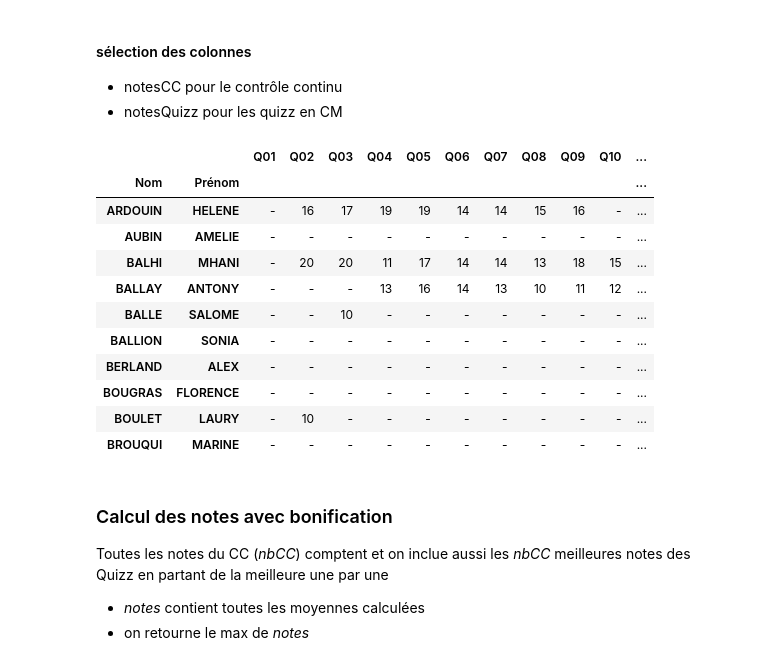
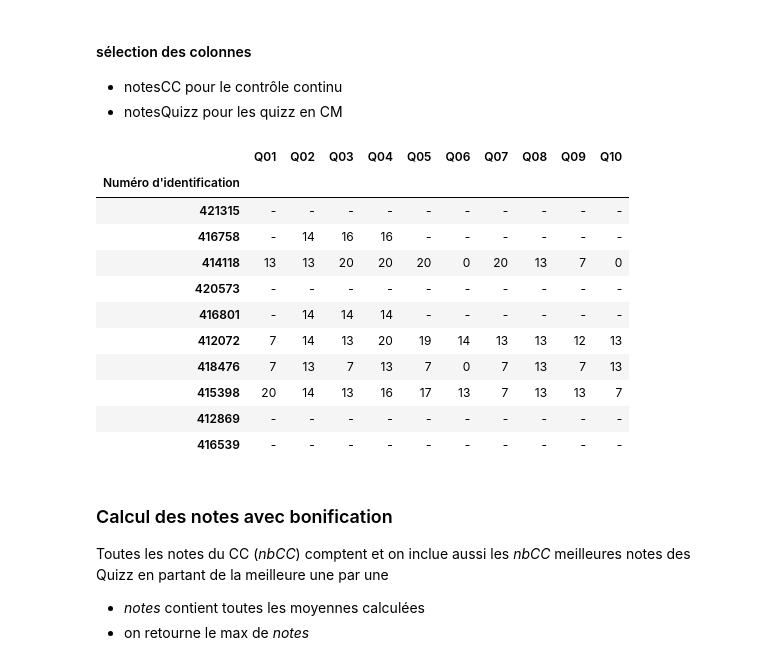
Before and after one commit to gboye/Divers, a Jupyter notebook: Montaigne/LG-NotesBonusQuizz.ipynb, the cells around one changed output. Cells and saved outputs as stored; diff of their text form; code cells hidden in the pictures.

```diff
--- a/Montaigne/LG-NotesBonusQuizz.ipynb
+++ b/Montaigne/LG-NotesBonusQuizz.ipynb
@@ -14,11 +14,18 @@ dfNotes.set_index([u'Nom', u'Prénom'],inplace=True)
 # %% [markdown]
 ⚠️ Attention à fournir un fichier XLSX
 # %%
-notesNom=u"/Users/gilles/ownCloud/Cours/Bordeaux/L1-LinguistiqueGenerale/19-LNS1U4-LNS1T2-eCampus-Majeure.xlsx"
-notesNom=u"/Users/gilles/ownCloud/Cours/Bordeaux/L1-LinguistiqueGenerale/19-LNS1U4-LNS1T2-eCampus-Mineures.xlsx"
-notesNom=u"/Users/gilles/ownCloud/Cours/Bordeaux/L1-LinguistiqueGenerale/19-Session2-LNS1U4-LNS1T2-eCampus-Majeure.xlsx"
-notesNom=u"/Users/gilles/Downloads/20-LNS1T2-Mineures.xlsx"
-notesNom=u"/Users/gilles/Downloads/20-LNS1T2-FAD.xlsx"
+# notesNom=u"/Users/gilles/ownCloud/Cours/Bordeaux/L1-LinguistiqueGenerale/19-LNS1U4-LNS1T2-eCampus-Majeure.xlsx"
+# notesNom=u"/Users/gilles/ownCloud/Cours/Bordeaux/L1-LinguistiqueGenerale/19-LNS1U4-LNS1T2-eCampus-Mineures.xlsx"
+# notesNom=u"/Users/gilles/ownCloud/Cours/Bordeaux/L1-LinguistiqueGenerale/19-Session2-LNS1U4-LNS1T2-eCampus-Majeure.xlsx"
+# notesNom=u"/Users/gilles/Downloads/20-LNS1T2-Mineures.xlsx"
+# notesNom=u"/Users/gilles/Downloads/20-LNS1T2-FAD.xlsx"
+# notesNom=u"/Users/gilles/ownCloud/Cours/Bordeaux/L1-LinguistiqueGenerale/NotesCours/21-Session1/21-LNS1U4-LNS1T2-eCampus-Mineures.xlsx"
+# notesNom=u"/Users/gilles/ownCloud/Cours/Bordeaux/L1-LinguistiqueGenerale/NotesCours/21-Session1/21-LNS1U4-LNS1T2-eCampus-FAD.xlsx"
+notesNom=u"/Users/gilles/ownCloud/Cours/Bordeaux/L1-LinguistiqueGenerale/NotesCours/21-Session1/21-LNS1U4-LNS1T2-eCampus-Majeure.xlsx"
+
+
+
+
 # notesNom=u"/Users/gilles/Downloads/20-LNS1U4-Majeure.xlsx"
 
 
@@ -31,4 +38,4 @@ xls.sheet_names
 # %%
-dfNotes=pd.read_excel(notesNom,encoding="utf8")
-dfNotes = pd.read_excel(xls, sheet_name=u'Calculs',encoding="utf8")
-dfNotes.set_index([u'Nom', u'Prénom'],inplace=True)
+# dfNotes=pd.read_excel(notesNom,encoding="utf8")
+dfNotes = pd.read_excel(xls, sheet_name=u'Notes',encoding="utf8")
+dfNotes.set_index([u"Numéro d'identification"],inplace=True)
@@ -56,0 +42,5 @@ dfNotes
+# %%
+dfNotes.columns=[u'Nom', u'Prénom', u'Adresse de courriel', u'Numéro INE',u'Prasi', u'Yomig V', u'Yomig T', u'Kartin V', u'Kartin T', u'Nemas V', u'Nemas T',
+         u'CoupeMot', u'CoupeMorphe']+sorted([u"Q%02d"%(n+1) for n in range(10)])+["date"]
+
+dfNotes
@@ -61,25 +71,25 @@ dfNotes
 # %%
 notesCC=[u'Prasi', u'Yomig V', u'Yomig T', u'Kartin V', u'Kartin T', u'Nemas V', u'Nemas T',
          u'CoupeMot', u'CoupeMorphe'
         ]
 # notesCC=u"Morpho1 Morpho2 Bizar1 Bizar2 Phono Sem".split(" ")
 # notesQuizz=sorted([u"Quizz%d"%(n+1) for n in range(2,8)]+[u"Quizz7b"])
-notesQuizz=sorted([u"Q%02d"%(n+1) for n in range(11)])
+notesQuizz=sorted([u"Q%02d"%(n+1) for n in range(10)])
 # dfNotes=dfNotesXLS[notesCC+notesQuizz]
 dfNotes[notesQuizz].head(10)
 # %% [output]
-|  |  | Q01 | Q02 | Q03 | Q04 | Q05 | Q06 | Q07 | Q08 | Q09 | Q10 | ... |
-| Nom | Prénom |  |  |  |  |  |  |  |  |  |  | ... |
-| ARDOUIN | HELENE | - | 16 | 17 | 19 | 19 | 14 | 14 | 15 | 16 | - | ... |
-| AUBIN | AMELIE | - | - | - | - | - | - | - | - | - | - | ... |
-| BALHI | MHANI | - | 20 | 20 | 11 | 17 | 14 | 14 | 13 | 18 | 15 | ... |
-| BALLAY | ANTONY | - | - | - | 13 | 16 | 14 | 13 | 10 | 11 | 12 | ... |
-| BALLE | SALOME | - | - | 10 | - | - | - | - | - | - | - | ... |
-| BALLION | SONIA | - | - | - | - | - | - | - | - | - | - | ... |
-| BERLAND | ALEX | - | - | - | - | - | - | - | - | - | - | ... |
-| BOUGRAS | FLORENCE | - | - | - | - | - | - | - | - | - | - | ... |
-| BOULET | LAURY | - | 10 | - | - | - | - | - | - | - | - | ... |
-| BROUQUI | MARINE | - | - | - | - | - | - | - | - | - | - | ... |
+|  | Q01 | Q02 | Q03 | Q04 | Q05 | Q06 | Q07 | Q08 | Q09 | Q10 |
+| Numéro d'identification |  |  |  |  |  |  |  |  |  |  |
+| 421315 | - | - | - | - | - | - | - | - | - | - |
+| 416758 | - | 14 | 16 | 16 | - | - | - | - | - | - |
+| 414118 | 13 | 13 | 20 | 20 | 20 | 0 | 20 | 13 | 7 | 0 |
+| 420573 | - | - | - | - | - | - | - | - | - | - |
+| 416801 | - | 14 | 14 | 14 | - | - | - | - | - | - |
+| 412072 | 7 | 14 | 13 | 20 | 19 | 14 | 13 | 13 | 12 | 13 |
+| 418476 | 7 | 13 | 7 | 13 | 7 | 0 | 7 | 13 | 7 | 13 |
+| 415398 | 20 | 14 | 13 | 16 | 17 | 13 | 7 | 13 | 13 | 7 |
+| 412869 | - | - | - | - | - | - | - | - | - | - |
+| 416539 | - | - | - | - | - | - | - | - | - | - |
 # %% [markdown]
 ### Calcul des notes avec bonification
 Toutes les notes du CC (*nbCC*) comptent et on inclue aussi les *nbCC* meilleures notes des Quizz en partant de la meilleure une par une
```
Also changed, not shown: parts of 5 cells of this notebook, 9 other files.
